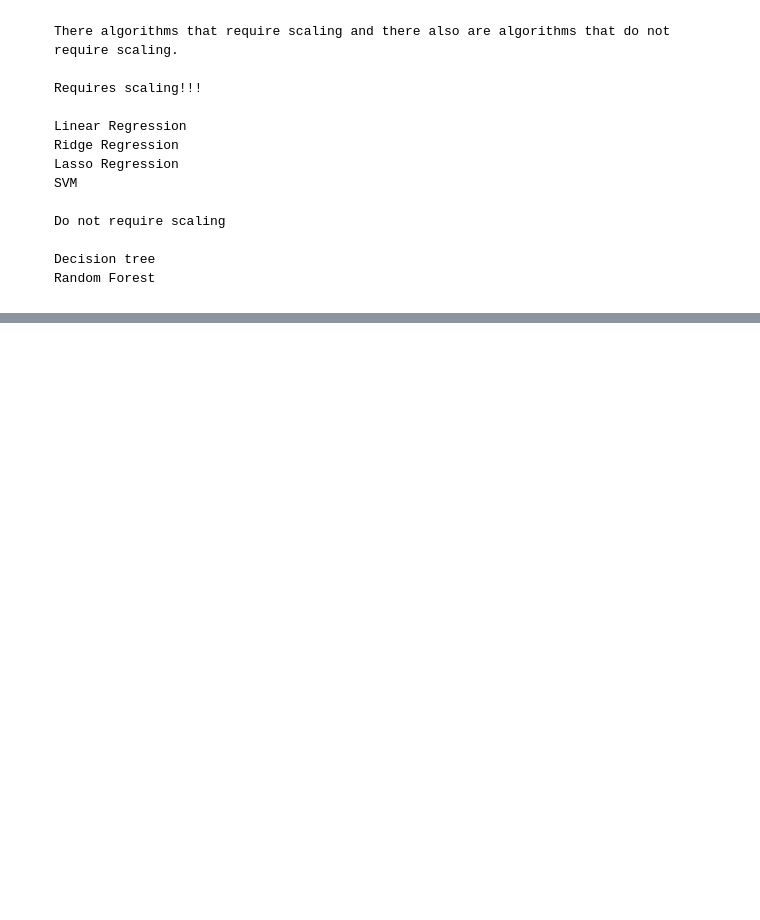
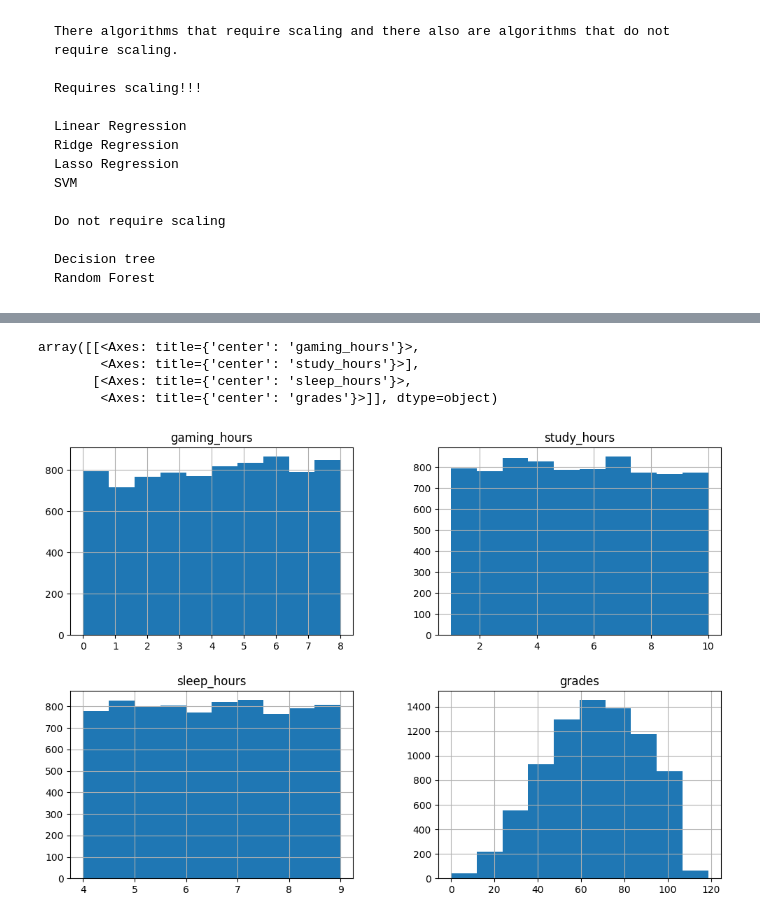
Before and after one commit to otabekrazzoqov/Machine-Learning-full-course-main, a Jupyter notebook: model_building_lesson_019/main/feature_engineering.ipynb, the cells around one changed output, grey strips where cells are left out. Cells and saved outputs as stored; diff of their text form; code cells hidden in the pictures; blank space fills up the shorter version.

```diff
--- a/model_building_lesson_019/main/feature_engineering.ipynb
+++ b/model_building_lesson_019/main/feature_engineering.ipynb
@@ -124,0 +370,8 @@ df.to_csv(output_path, index=False)
+# %%
+df[["gaming_hours", "study_hours", "sleep_hours", "grades"]].hist(figsize=(12,8))
+# %% [output]
+array([[<Axes: title={'center': 'gaming_hours'}>,
+        <Axes: title={'center': 'study_hours'}>],
+       [<Axes: title={'center': 'sleep_hours'}>,
+        <Axes: title={'center': 'grades'}>]], dtype=object)
+[figure, added]
```
Also changed, not shown: parts of 36 cells of this notebook, 1 other file.
